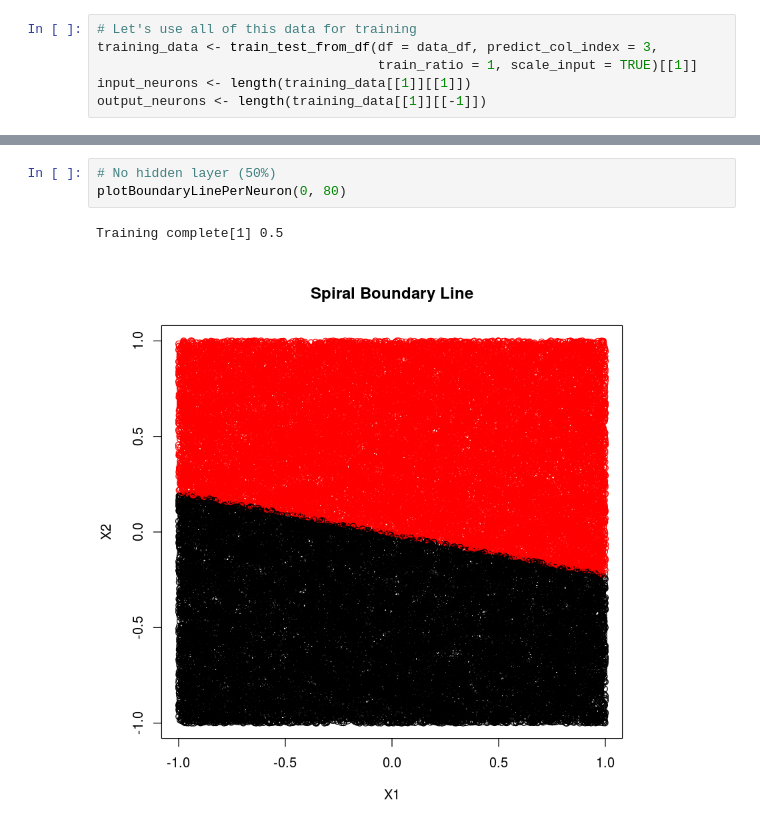
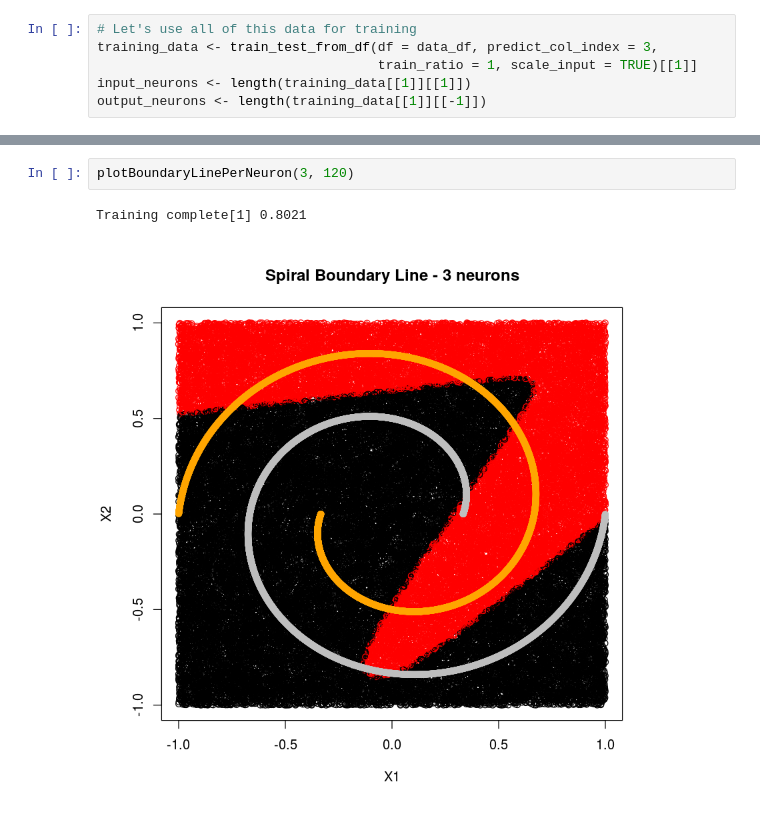
Before and after one commit to ilkarman/DemoNeuralNet, a Jupyter notebook: 03_NeuralNet.ipynb, the cells around one changed output, grey strips where cells are left out. Cells and saved outputs as stored; diff of their text form.

```diff
--- a/03_NeuralNet.ipynb
+++ b/03_NeuralNet.ipynb
@@ -562,6 +547,5 @@ Training complete[1] 0.6112
-# %%
-# No hidden layer (50%)
-plotBoundaryLinePerNeuron(0, 80)
-# %% [output]
-Training complete[1] 0.5
-[figure, removed]
+# %%
+plotBoundaryLinePerNeuron(3, 120)
+# %% [output]
+Training complete[1] 0.8021
+[figure, added]
```
Also changed, not shown: parts of 15 cells of this notebook.
